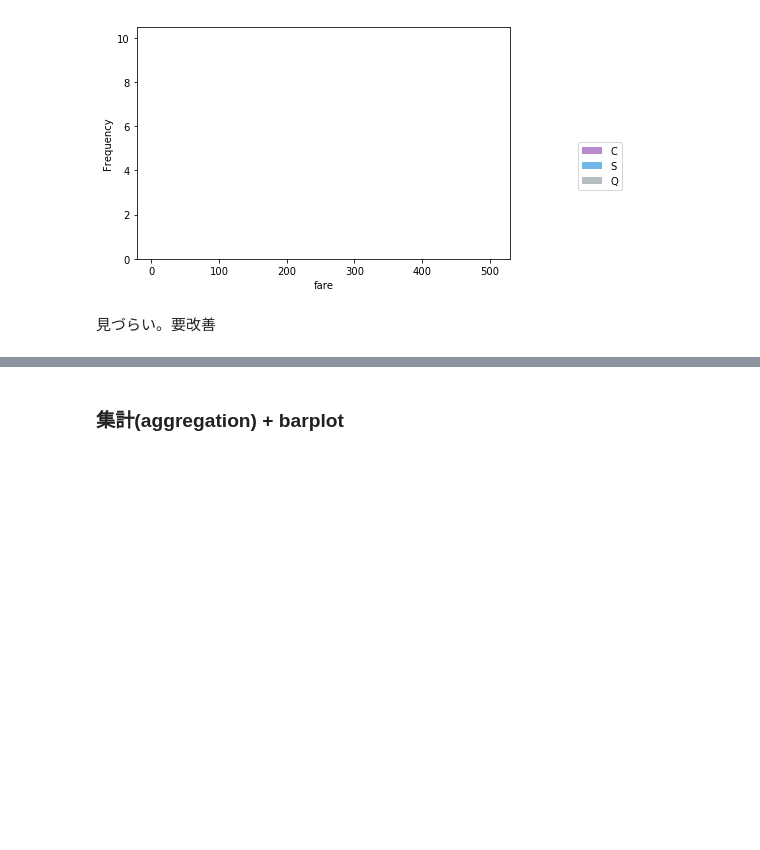
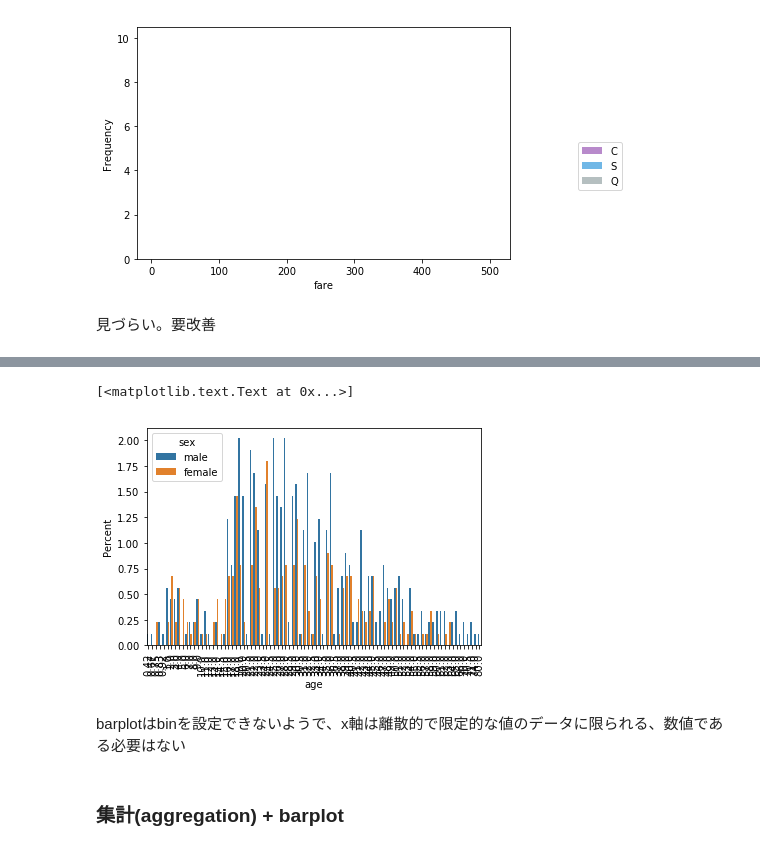
Before and after one commit to junnishina/demo, a Jupyter notebook: seaborn_matplotlib_pandas.ipynb, the cells around one changed output, grey strips where cells are left out. Cells and saved outputs as stored; diff of their text form; code cells hidden in the pictures; blank space fills up the shorter version.

```diff
--- a/seaborn_matplotlib_pandas.ipynb
+++ b/seaborn_matplotlib_pandas.ipynb
@@ -860,3 +903,12 @@ for i, key1 in enumerate(dfn.columns):
+# %%
+ax = sns.barplot(x="age", y="age", data=df, hue='sex', estimator=lambda x: len(x) / len(df) * 100)
+plt.setp(ax.get_xticklabels(), rotation=90);
+ax.set(ylabel="Percent")
+# %% [output]
+[<matplotlib.text.Text at 0x...>]
+[figure, added]
+# %% [markdown]
+barplotはbinを設定できないようで、x軸は離散的で限定的な値のデータに限られる、数値である必要はない
 # %% [markdown]
 ### 集計(aggregation) + barplot
 # %% [markdown]
```
Also changed, not shown: parts of 12 cells of this notebook.
